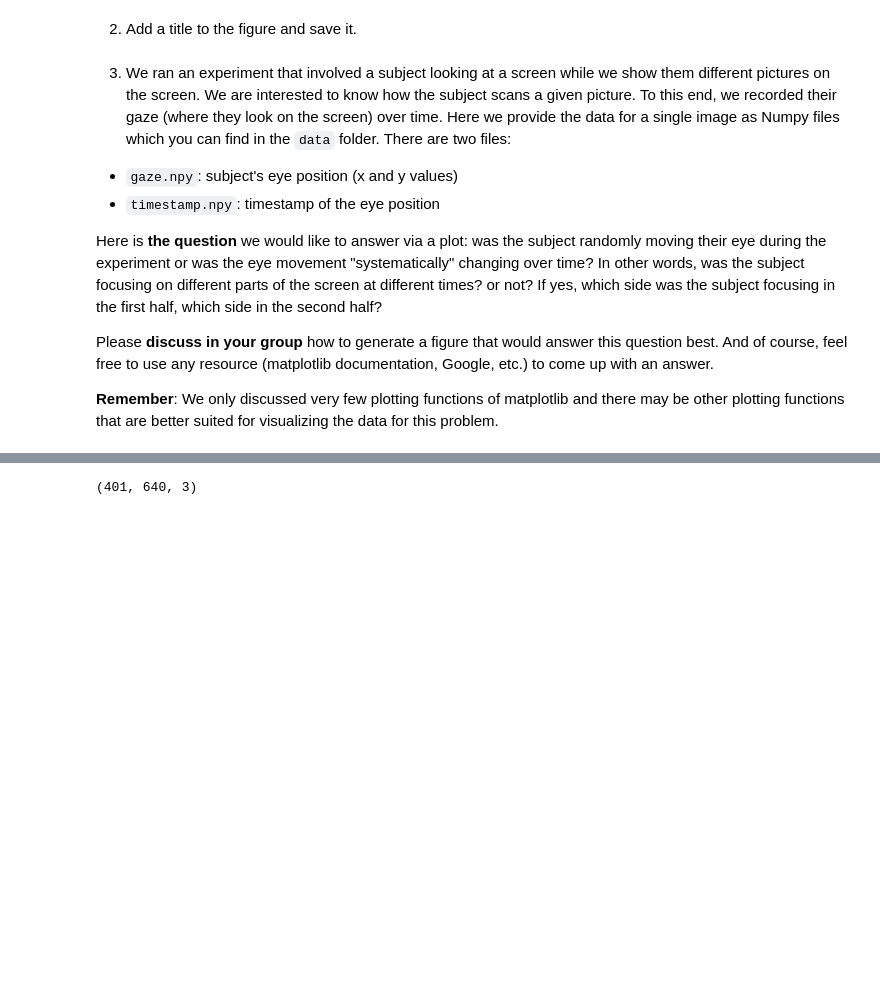
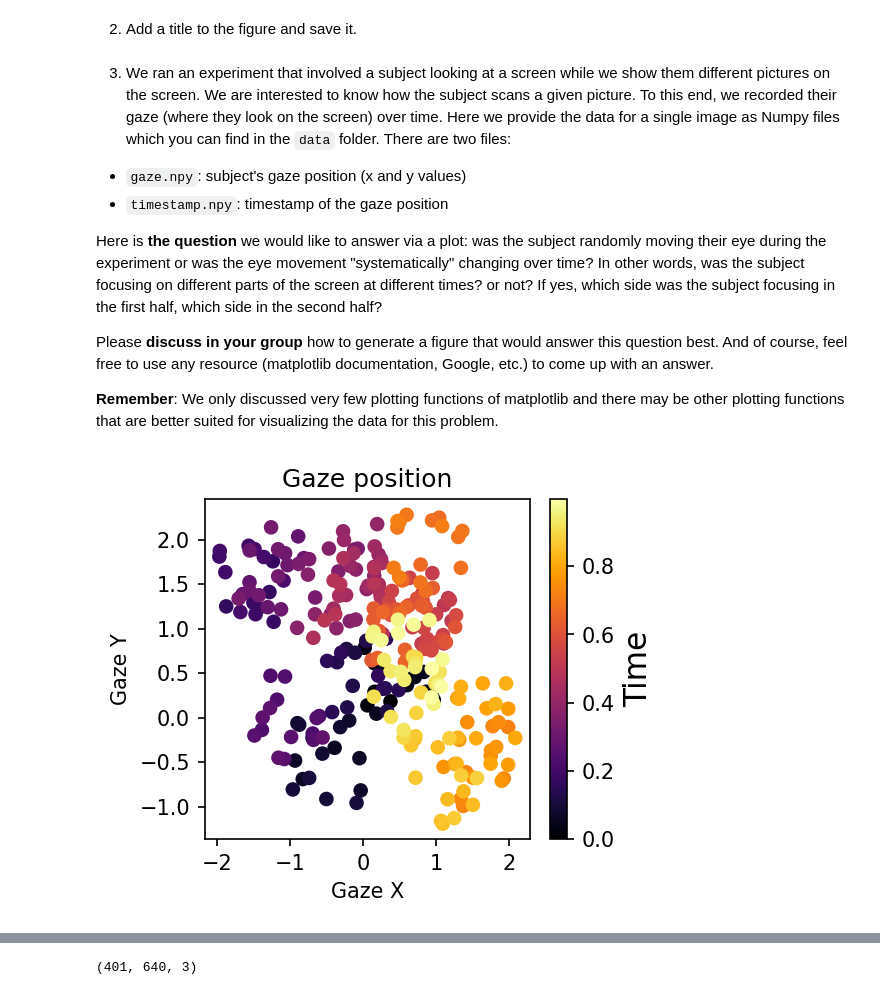
Before and after one commit to mohammadbashiri/python-for-data-science-in-two-days-2022, a Jupyter notebook: session_2/03_MoreNumpyAndMatplotlib.ipynb, the cells around one changed output, grey strips where cells are left out. Cells and saved outputs as stored; diff of their text form; code cells hidden in the pictures; blank space fills up the shorter version.

```diff
--- a/session_2/03_MoreNumpyAndMatplotlib.ipynb
+++ b/session_2/03_MoreNumpyAndMatplotlib.ipynb
@@ -158,14 +221,31 @@ And now let's improve this figure with some more lines of code and get something
 2. Add a title to the figure and save it.
 # %% [markdown]
 3. We ran an experiment that involved a subject looking at a screen while we show them different pictures on the screen. We are interested to know how the subject scans a given picture. To this end, we recorded their gaze (where they look on the screen) over time. Here we provide the data for a single image as Numpy files which you can find in the `data` folder. There are two files:
-- `gaze.npy`: subject's eye position (x and y values)
-- `timestamp.npy`: timestamp of the eye position
+- `gaze.npy`: subject's gaze position (x and y values)
+- `timestamp.npy`: timestamp of the gaze position
 
 Here is **the question** we would like to answer via a plot: was the subject randomly moving their eye during the experiment or was the eye movement "systematically" changing over time? In other words, was the subject focusing on different parts of the screen at different times? or not? If yes, which side was the subject focusing in the first half, which side in the second half?
 
 Please **discuss in your group** how to generate a figure that would answer this question best. And of course, feel free to use any resource (matplotlib documentation, Google, etc.) to come up with an answer.
 
 **Remember**: We only discussed very few plotting functions of matplotlib and there may be other plotting functions that are better suited for visualizing the data for this problem.
+# %%
+# load the data
+gaze = np.load("./data/gaze.npy")
+gaze_x = gaze[:, 0]
+gaze_y = gaze[:, 1]
+timestamp = np.load("./data/timestamp.npy")
+
+# plot
+fig, ax = plt.subplots(figsize=(3.5, 3), dpi=150)
+img = ax.scatter(gaze_x, gaze_y, c=timestamp, cmap="inferno")
+ax.set_xlabel("Gaze X")
+ax.set_ylabel("Gaze Y")
+ax.set_title("Gaze position")
+cb = plt.colorbar(img)
+cb.ax.set_ylabel("Time", fontsize=15);
+# %% [output]
+[figure, added]
 # %% [markdown]
 ## Working with images
 
```
Also changed, not shown: parts of 35 cells of this notebook, 5 other files.
